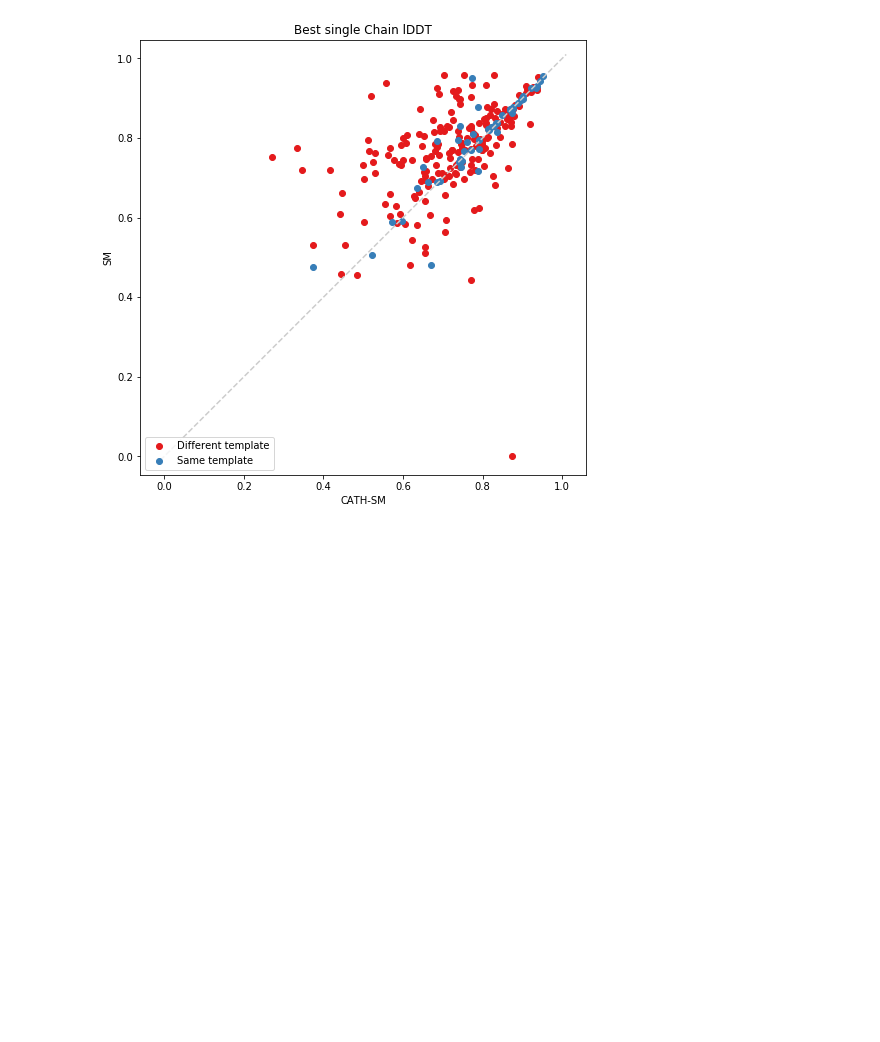
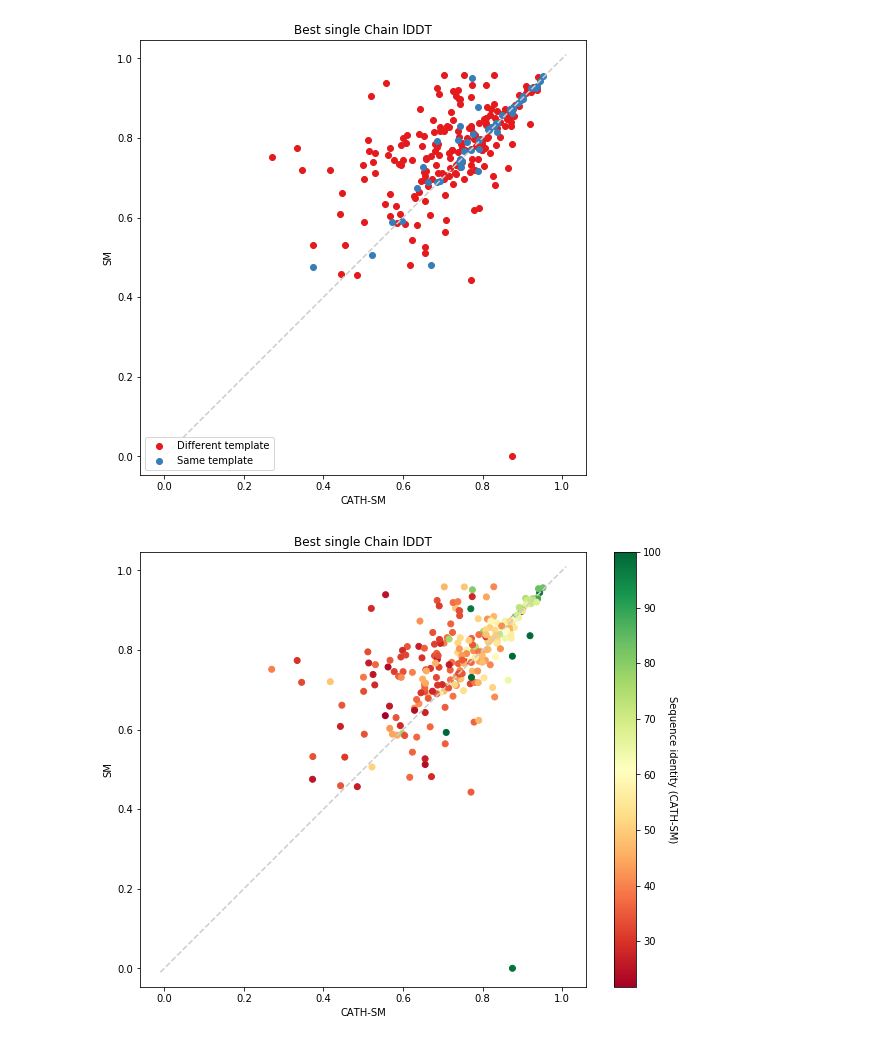
Before and after one commit to CATH-SWISSMODEL/cathsm-cameo, a Jupyter notebook: Plots_lDDT.ipynb, the cells around one changed output. Saved outputs shown, nothing was run; the diff lists cells and outputs as text; code cells hidden in the pictures; blank space fills up the shorter version.

Commit message:
Add sequence identity and similarity (for CATH-SM models)

```diff
--- a/Plots_lDDT.ipynb
+++ b/Plots_lDDT.ipynb
@@ -237,9 +248,9 @@ plt.show()
 Look at the resolved hits - can have several models per target sequence
 # %%
 # Import the resolved hits data
-besthits = pandas.read_table("cameo_models.besthits.crh", sep=" ", comment="#", index_col=False,
+resolvedhits = pandas.read_table("cameo_models.besthits.crh", sep=" ", comment="#", index_col=False,
                              names=['target', 'hit', 'normalised_qmean4', 'query_range', 'resolved_range'])
-besthits.head()
+resolvedhits.head()
 # %% [output]
 |  | target | hit | normalised_qmean4 | query_range | resolved_range |
 | 0 | 20180804_00000006_1 | hit1 | 98.92 | 18-453 | 18-453 |
@@ -252,9 +267,9 @@ besthits.head()
 # %%
 # Look at the best hits - ie we may have multiple domains for a target
 # Still look only at the first SWISS-MODEL based on QMEAN4
-besthits_data = besthits.merge(data, on=['target', 'hit'], how='inner')
-besthits_first_sm = besthits_data[besthits_data['sm_rank'] == 1]
-besthits_first_sm.head()
+resolvedhits_data = resolvedhits.merge(data, on=['target', 'hit'], how='inner')
+resolvedhits_first_sm = resolvedhits_data[resolvedhits_data['sm_rank'] == 1]
+resolvedhits_first_sm.head()
 # %% [output]
 |  | target | hit | normalised_qmean4 | query_range | resolved_range | Unnamed: 0 | cathsm_coverage | ... |
 | 0 | 20180804_00000006_1 | hit1 | 98.92 | 18-453 | 18-453 | 0 | 1.000000 | ... |
@@ -452,7 +467,7 @@ first_hit.sort_values('cathsm_coverage', ascending=True).head()
 # %%
 # Look at the best hits - but now take the top SWISS-MODEL we had based QMEANDisCo
 # over the query range (target domain)
-besthits_top_sm = besthits_data \
+resolvedhits_top_sm = resolvedhits_data \
     .sort_values('sm_qmeandisco', ascending=False) \
     .drop_duplicates(['target','hit'])
 # %%
@@ -520,3 +535,31 @@ plt.axis('equal')
 plt.show()
 # %% [output]
 [figure]
+# %%
+# Single chain lDDT plot
+import matplotlib as mpl
+import matplotlib.pyplot as plt
+# %matplotlib nbagg
+%matplotlib inline
+# %matplotlib notebook
+mpl.rcParams["figure.figsize"] = (10, 8)
+# Identity line
+plt.xlim(-0.01, 1.01)
+plt.ylim(-0.01, 1.01)
+ax = plt.gca()
+plt.plot(ax.get_xlim(), ax.get_ylim(), ls="--", c=".8")
+# Main plot
+plt.scatter(resolvedhits_top_sm['cathsm_single_chain_lddt'], resolvedhits_top_sm['sm_single_chain_lddt'],
+            c=resolvedhits_top_sm['cathsm_sid'], cmap='RdYlGn')
+# Axis labels
+plt.title("Best single Chain lDDT")
+plt.xlabel("CATH-SM")
+plt.ylabel("SM")
+# Setup color bar
+cbar = plt.colorbar()
+cbar.ax.get_yaxis().labelpad = 15
+plt.axis('equal')
+cbar.set_label('Sequence identity (CATH-SM)', rotation=270)
+plt.show()
+# %% [output]
+[figure, added]
```
Also changed, not shown: parts of 30 cells of this notebook, 2 other files.
